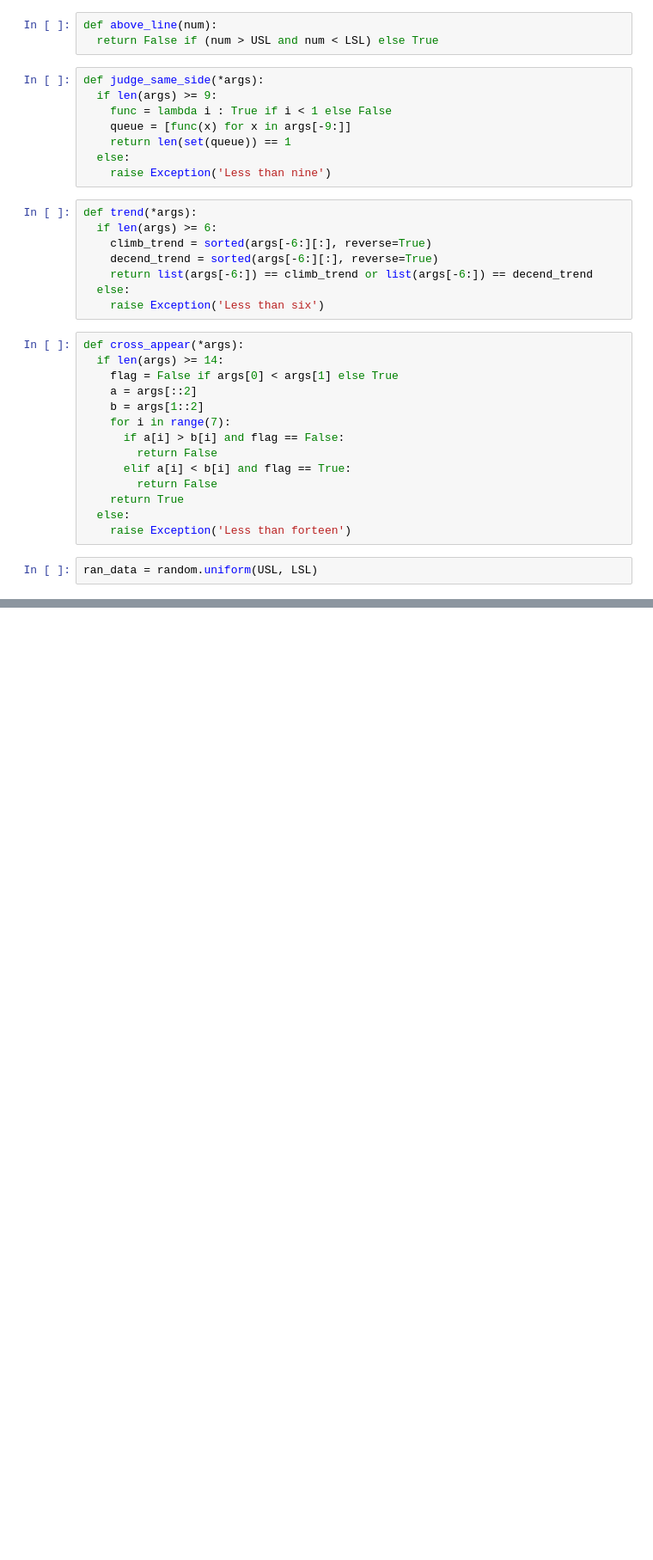
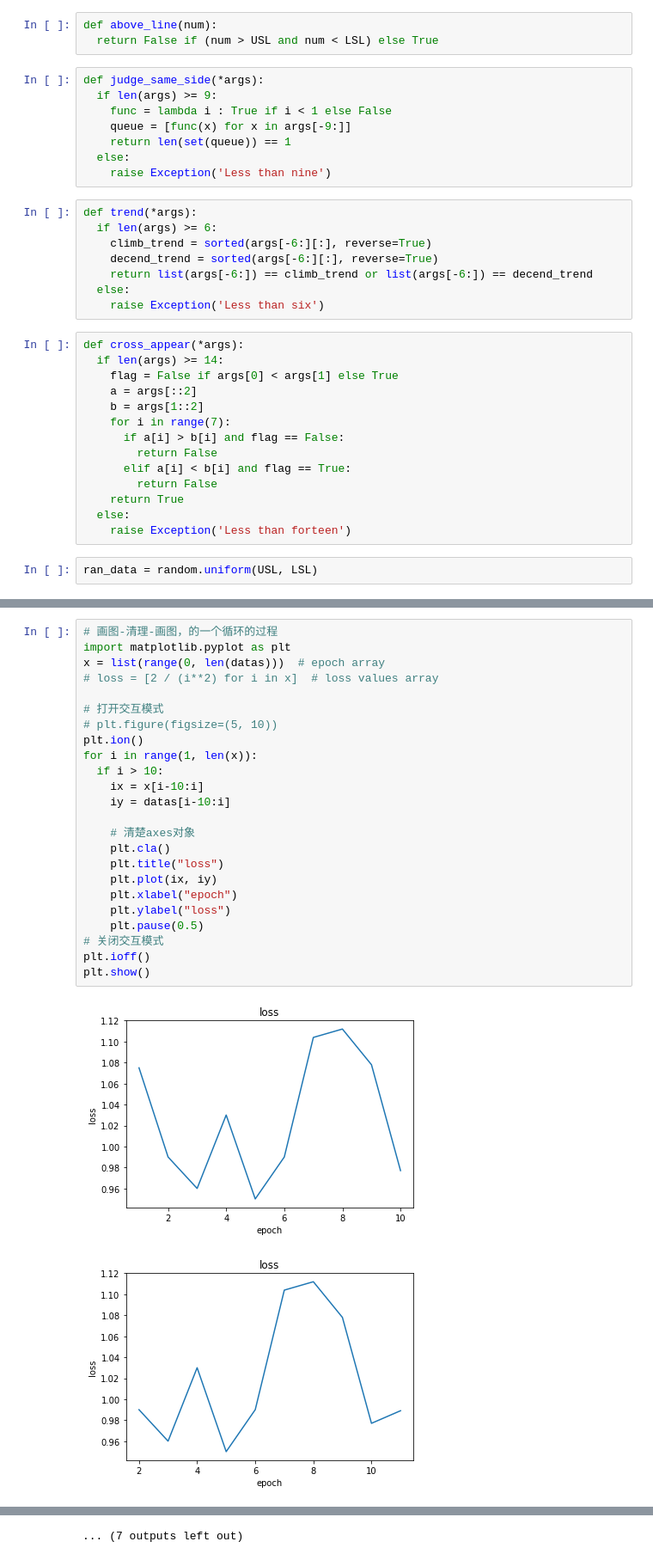
Before and after one commit to yeswhos/Code-Practice, a Jupyter notebook: Foxcoon_contest.ipynb, the cells around one changed output, grey strips where cells are left out. Shown at 86% size. Cells and saved outputs as stored; diff of their text form; blank space fills up the shorter version.

```diff
--- a/Foxcoon_contest.ipynb
+++ b/Foxcoon_contest.ipynb
@@ -71,0 +106,27 @@ ran_data = random.uniform(USL, LSL)
+# %%
+# 画图-清理-画图，的一个循环的过程
+import matplotlib.pyplot as plt
+x = list(range(0, len(datas)))  # epoch array
+# loss = [2 / (i**2) for i in x]  # loss values array
+
+# 打开交互模式
+# plt.figure(figsize=(5, 10))
+plt.ion()
+for i in range(1, len(x)):
+  if i > 10:
+    ix = x[i-10:i]
+    iy = datas[i-10:i]
+
+    # 清楚axes对象
+    plt.cla()
+    plt.title("loss")
+    plt.plot(ix, iy)
+    plt.xlabel("epoch")
+    plt.ylabel("loss")
+    plt.pause(0.5)
+# 关闭交互模式
+plt.ioff()
+plt.show()
+# %% [output]
+[figure, added]
+[figure, added]
@@ -71,0 +143 @@ ran_data = random.uniform(USL, LSL)
+... (7 outputs left out)
```
Also changed, not shown: parts of 6 cells of this notebook.
